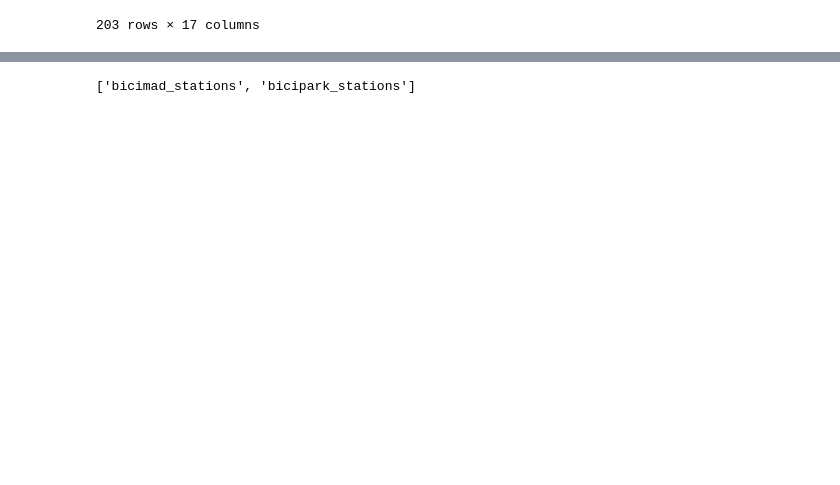
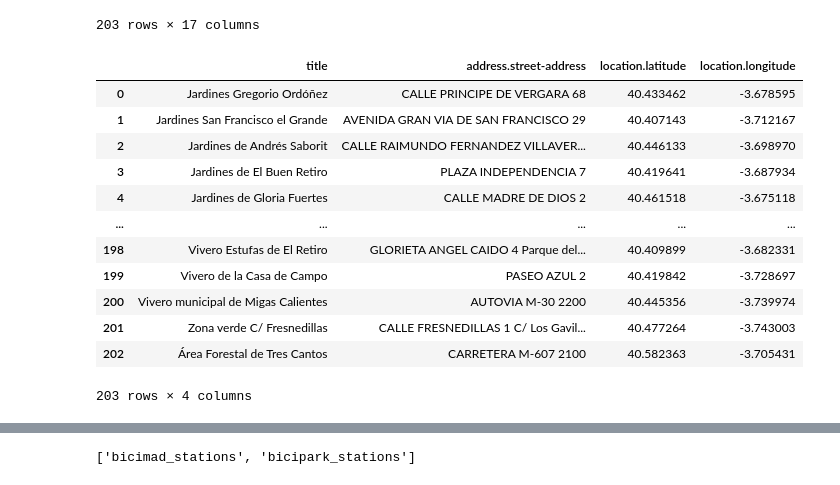
Before and after one commit to Fvperez1/data_project_m1_Fvp, a Jupyter notebook: Union_projet_m1.ipynb, the cells around one changed output, grey strips where cells are left out. Saved outputs shown, nothing was run; the diff lists cells and outputs as text; code cells hidden in the pictures; blank space fills up the shorter version.

```diff
--- a/Union_projet_m1.ipynb
+++ b/Union_projet_m1.ipynb
@@ -11,6 +25,3 @@ json = response.json()
 json.keys()
 # %% [output]
 dict_keys(['@context', '@graph'])
-# %%
-json_trabajando = json['@graph']
-json_trabajando
@@ -49,3 +42,20 @@ df_flat_graph
 | 201 | https://datos.madrid.es/egob/cata... | https://datos.madrid.es/egob/kos/... | 6126515 | Zona verde C/ Fresnedillas | http://www.madrid.es/sites/v/inde... | https://datos.madrid.es/egob/kos/... | https://datos.madrid.es/egob/kos/... | ... |
 | 202 | https://datos.madrid.es/egob/cata... | https://datos.madrid.es/egob/kos/... | 6007791 | Área Forestal de Tres Cantos | http://www.madrid.es/sites/v/inde... | https://datos.madrid.es/egob/kos/... | https://datos.madrid.es/egob/kos/... | ... |
 203 rows × 17 columns
+# %%
+df_jardines = df_flat_graph[['title', 'address.street-address', 'location.latitude', 'location.longitude']]
+df_jardines
+# %% [output]
+|  | title | address.street-address | location.latitude | location.longitude |
+| 0 | Jardines Gregorio Ordóñez | CALLE PRINCIPE DE VERGARA 68 | 40.433462 | -3.678595 |
+| 1 | Jardines San Francisco el Grande | AVENIDA GRAN VIA DE SAN FRANCISCO 29 | 40.407143 | -3.712167 |
+| 2 | Jardines de Andrés Saborit | CALLE RAIMUNDO FERNANDEZ VILLAVER... | 40.446133 | -3.698970 |
+| 3 | Jardines de El Buen Retiro | PLAZA INDEPENDENCIA 7 | 40.419641 | -3.687934 |
+| 4 | Jardines de Gloria Fuertes | CALLE MADRE DE DIOS 2 | 40.461518 | -3.675118 |
+| ... | ... | ... | ... | ... |
+| 198 | Vivero Estufas de El Retiro | GLORIETA ANGEL CAIDO 4 Parque del... | 40.409899 | -3.682331 |
+| 199 | Vivero de la Casa de Campo | PASEO AZUL 2 | 40.419842 | -3.728697 |
+| 200 | Vivero municipal de Migas Calientes | AUTOVIA M-30 2200 | 40.445356 | -3.739974 |
+| 201 | Zona verde C/ Fresnedillas | CALLE FRESNEDILLAS 1 C/ Los Gavil... | 40.477264 | -3.743003 |
+| 202 | Área Forestal de Tres Cantos | CARRETERA M-607 2100 | 40.582363 | -3.705431 |
+203 rows × 4 columns
```
Also changed, not shown: parts of 15 cells of this notebook, 1 other file.
